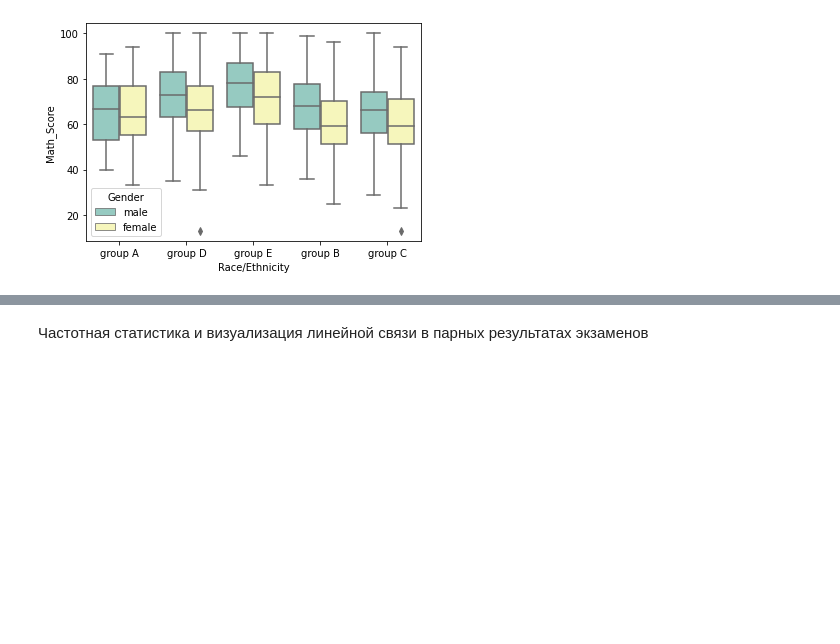
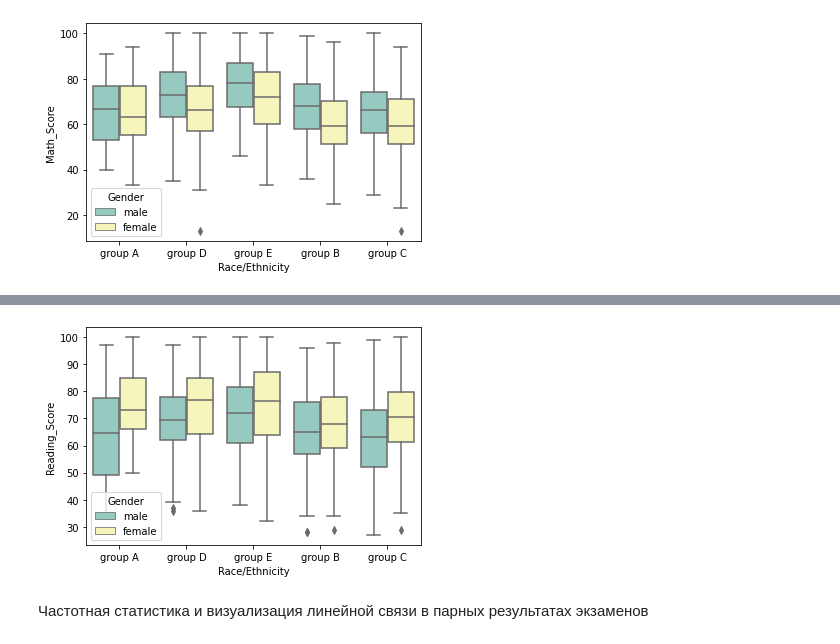
Before and after one commit to petaykina/apetaykina, a Jupyter notebook: apetaykina.ipynb, the cells around one changed output, grey strips where cells are left out. Drawn from its saved outputs; the diff is of its cells as text; code cells hidden in the pictures; blank space fills up the shorter version.

```diff
--- a/apetaykina.ipynb
+++ b/apetaykina.ipynb
@@ -167,3 +172,8 @@ plt.show()
+# %%
+sns.boxplot(x=df['Race/Ethnicity'],y=df['Reading_Score'],hue=df['Gender'],palette="Set3")
+plt.show()
+# %% [output]
+[figure, added]
 # %% [markdown]
 Частотная статистика и визуализация линейной связи в парных результатах экзаменов
 # %%
```
Also changed, not shown: parts of 1 cell of this notebook.
